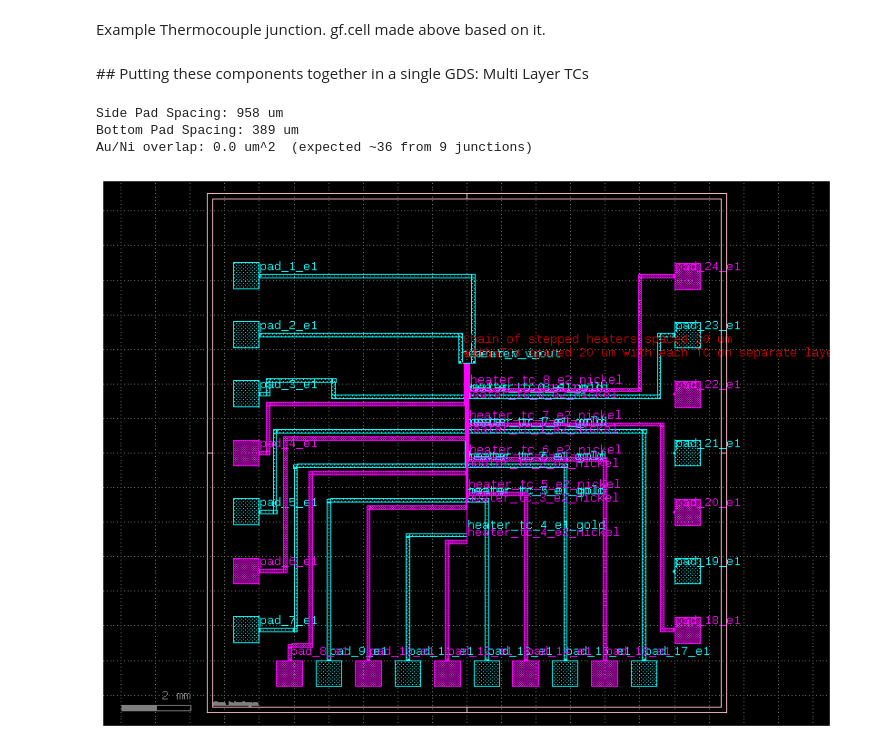
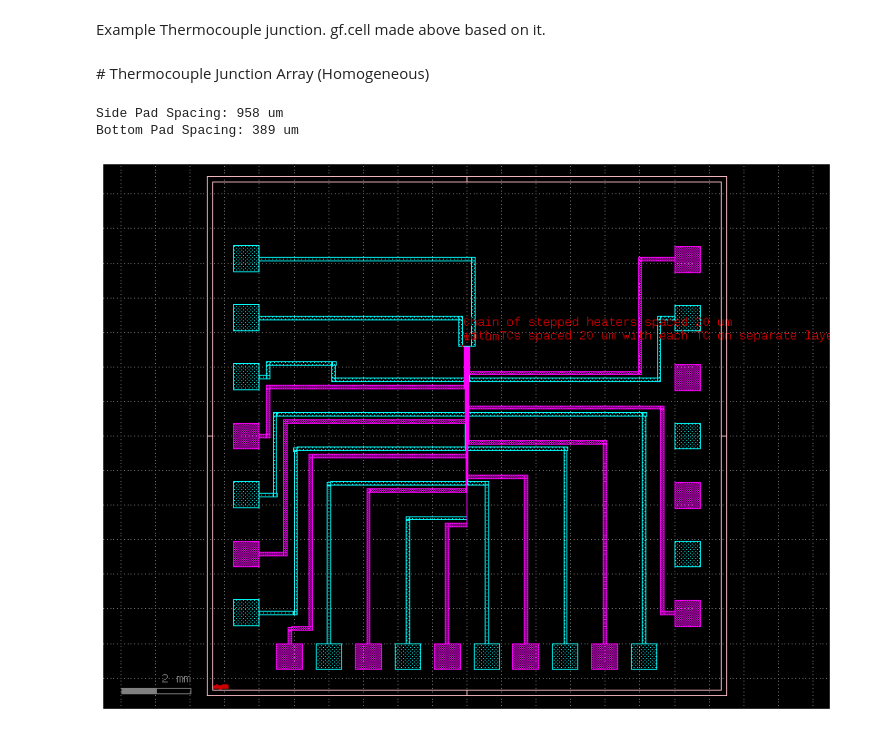
Before and after one commit to CiaranBarron/TFTCArray, a Jupyter notebook: AuNi_TFTC_Example.ipynb, the cells around one changed output. Drawn from its saved outputs; the diff is of its cells as text; code cells hidden in the pictures.

Commit message:
Cleaned up the main TFTC Array notebook a bit

```diff
--- a/AuNi_TFTC_Example.ipynb
+++ b/AuNi_TFTC_Example.ipynb
@@ -596,2 +470,0 @@ Example Thermocouple junction. gf.cell made above based on it.
-# %% [markdown]
-## Putting these components together in a single GDS: Multi Layer TCs
@@ -713,3 +471,5 @@ Example Thermocouple junction. gf.cell made above based on it.
+# %% [markdown]
+# Thermocouple Junction Array (Homogeneous)
 # %%
 gf.clear_cache()
 TC = gf.Component("Example combination of sample TC and Frame")
@@ -718,7 +478,7 @@ TC = gf.Component("Example combination of sample TC and Frame")
 Frame = die(
     size=(15000, 15000),      # 15 mm x 15 mm
     street_width=150,
-    die_name="15mm_ActiveRegion",
+    # die_name="15mm_ActiveRegion",
     text_location="SW",       # text bottom left
     layer=TFTClayers.FLOORPLAN,
     bbox_layer="FLOORPLAN",
@@ -842,31 +602,6 @@ heater_ref.center = (0, 0) # Placing it perfectly dead-center of your 15mm frame
 # Inherit the heater and sub-TC ports up to the master structure as well
 TC.add_ports(heater_ref.ports, prefix="heater_")
 
-# ================= Pairs of Pads and Ports ================= #
-
-# router_pairs = {
-#     "pad_2_e1": "heater_v_in", # Main Heater Loops
-#     "pad_1_e1": "heater_v_out",
-#     "pad_3_e1": "heater_tc_0_e1_gold", # Thermocouple Channels (Layer 1 - Gold)
-#     "pad_5_e1": "heater_tc_1_e1_gold",
-#     "pad_7_e1": "heater_tc_2_e1_gold",
-#     "pad_9_e1": "heater_tc_3_e1_gold",
-#     "pad_11_e1": "heater_tc_4_e1_gold",
-#     "pad_15_e1": "heater_tc_5_e1_gold",
-#     "pad_17_e1": "heater_tc_6_e1_gold",
-#     "pad_19_e1": "heater_tc_7_e1_gold",
-#     "pad_21_e1": "heater_tc_8_e1_gold",
-#     "pad_4_e1": "heater_tc_0_e2_nickel", # Thermocouple Channels (Layer 2 - Nickel)
-#     "pad_6_e1": "heater_tc_1_e2_nickel",
-#     "pad_8_e1": "heater_tc_2_e2_nickel",
-#     "pad_10_e1": "heater_tc_3_e2_nickel",
-#     "pad_12_e1": "heater_tc_4_e2_nickel",
-#     "pad_16_e1": "heater_tc_5_e2_nickel",
-#     "pad_18_e1": "heater_tc_6_e2_nickel",
-#     "pad_20_e1": "heater_tc_7_e2_nickel",
-#     "pad_22_e1": "heater_tc_8_e2_nickel"
-# }
-
 # ================= Routing (route_single, per-route optional waypoints) ================= #
 
 route_width = 100.0   # fixed
@@ -893,42 +628,35 @@ ROUTES = {
     "tc7_au": (TFTClayers.AU_ACTIVE, "pad_17_e1", "heater_tc_7_e1_gold",   None), # OK
     "tc7_ni": (TFTClayers.NI_TC,     "pad_18_e1", "heater_tc_7_e2_nickel", [(6000.0, -5125.0), (5650.0, -5125.0), (5650.0, 826.5), (63.0, 826.5)]),
     "tc8_au": (TFTClayers.AU_ACTIVE, "pad_23_e1", "heater_tc_8_e1_gold", [(6000.0, 3415.0), (5550.0, 3415.0), (5550.0, 1626.5), (79.0, 1626.5)]),
     "tc8_ni": (TFTClayers.NI_TC,     "pad_24_e1", "heater_tc_8_e2_nickel", [(6000.0, 5123.0), (5000.0, 5123.0), (5000.0, 1826.5), (83.0, 1826.5)]),
 }
 
 routes = {}  # store routes to take them out later to copy above.
 for name, (layer, pad_name, dev_name, waypoints) in ROUTES.items():
     kwargs = dict(
         port1=TC.ports[pad_name],
         port2=TC.ports[dev_name],
         cross_section=tftc_metal_route(width=route_width, layer=layer),
         bend="wire_corner",
         port_type="electrical",
         allow_width_mismatch=True,
     )
     if waypoints is not None:
         kwargs["waypoints"] = [gf.kdb.DPoint(x, y) for x, y in waypoints]
     try:
         routes[name] = gf.routing.route_single(TC, **kwargs)
     except Exception as e:
         print(f"!! route '{name}' failed: {e}")
 
-# ---------------------------------------------------------------------
-# Short check: Au/Ni overlap beyond the 9 junctions = short
-# ---------------------------------------------------------------------
-au = TC.extract(layers=[TFTClayers.AU_ACTIVE])
-ni = TC.extract(layers=[TFTClayers.NI_TC])
-overlap = gf.boolean(au, ni, operation="and", layer=(99, 0))
-area = sum(p.area() for polys in overlap.get_polygons().values() for p in polys)
-print(f"Au/Ni overlap: {area:.1f} um^2  (expected ~36 from 9 junctions)")
 
 TC.write_gds("IntegratedTCArrayHomogenous.gds")
 
-# This will now visualize ALL outer contact pads, heater ports, and sub-TC ports collectively
-TC.draw_ports()
+# This shows ports too
+# TC.draw_ports()
+
+# show traces
 TC.plot()
 # %% [output]
 Side Pad Spacing: 958 um
 Bottom Pad Spacing: 389 um
-Au/Ni overlap: 0.0 um^2  (expected ~36 from 9 junctions)
-[figure, old version]
+[figure, new version]
```
Also changed, not shown: parts of 27 cells of this notebook, 4 other files.
